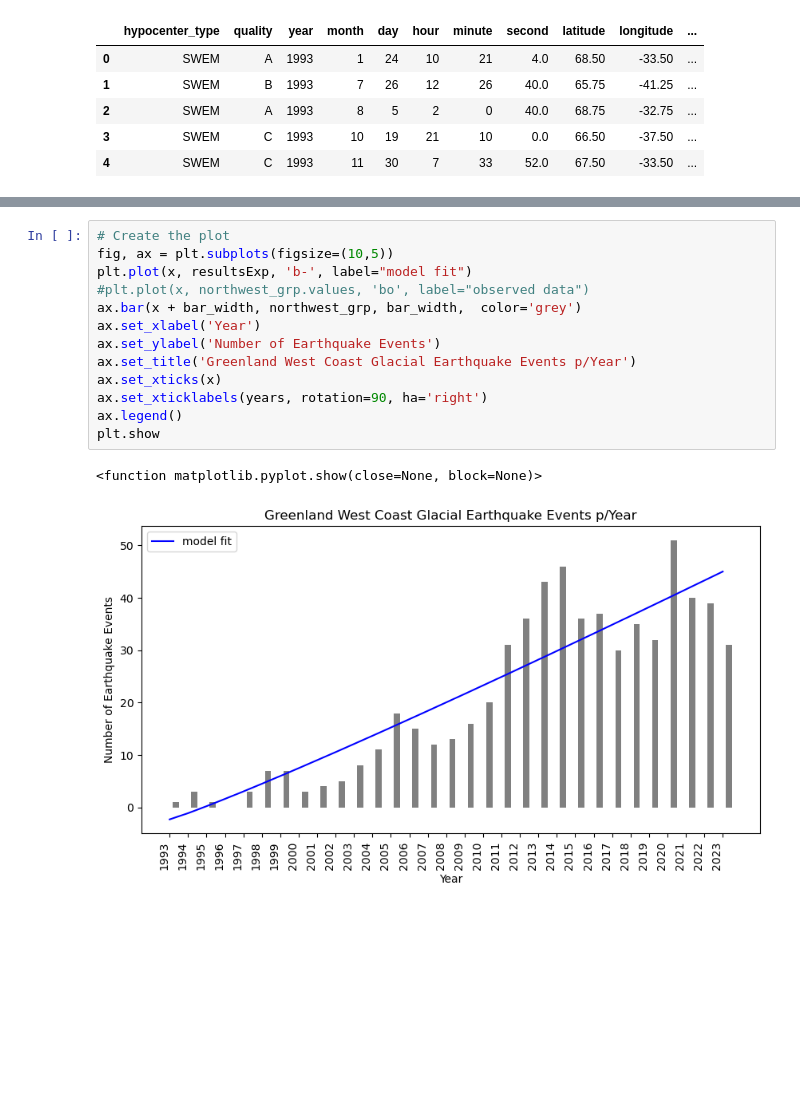
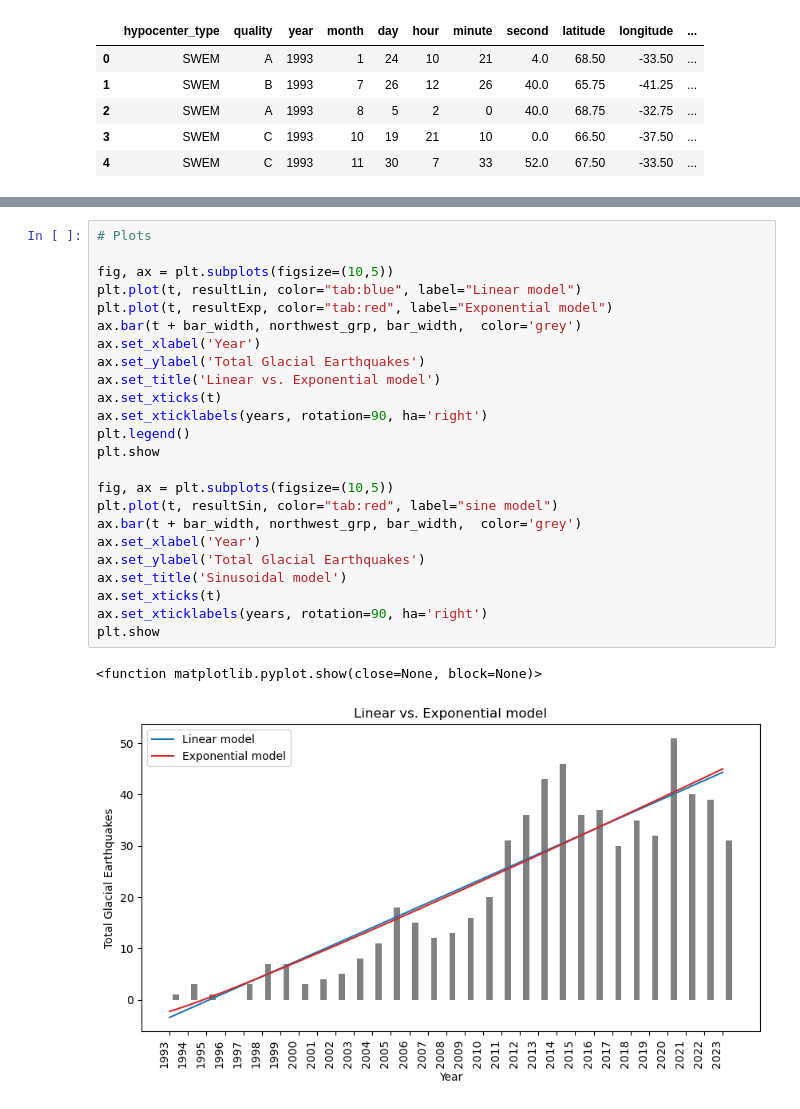
Before and after one commit to dev-harlan/CES_2024_Online, a Jupyter notebook: Final Prj/CES_FinalProj-dHarlan-4.ipynb, the cells around one changed output, grey strips where cells are left out. Drawn from its saved outputs; the diff is of its cells as text; blank space fills up the shorter version.

```diff
--- a/Final Prj/CES_FinalProj-dHarlan-4.ipynb
+++ b/Final Prj/CES_FinalProj-dHarlan-4.ipynb
@@ -92,16 +121,27 @@ resultsExp = expfunc(x, mest_exp[0], mest_exp[1], mest_exp[2])
 # %%
-# Create the plot
+# Plots
+
 fig, ax = plt.subplots(figsize=(10,5))
-plt.plot(x, resultsExp, 'b-', label="model fit")
-#plt.plot(x, northwest_grp.values, 'bo', label="observed data")
-ax.bar(x + bar_width, northwest_grp, bar_width,  color='grey')
+plt.plot(t, resultLin, color="tab:blue", label="Linear model")
+plt.plot(t, resultExp, color="tab:red", label="Exponential model")
+ax.bar(t + bar_width, northwest_grp, bar_width,  color='grey')
 ax.set_xlabel('Year')
-ax.set_ylabel('Number of Earthquake Events')
-ax.set_title('Greenland West Coast Glacial Earthquake Events p/Year')
-ax.set_xticks(x)
+ax.set_ylabel('Total Glacial Earthquakes')
+ax.set_title('Linear vs. Exponential model')
+ax.set_xticks(t)
 ax.set_xticklabels(years, rotation=90, ha='right')
-ax.legend()
+plt.legend()
 plt.show
+
+fig, ax = plt.subplots(figsize=(10,5))
+plt.plot(t, resultSin, color="tab:red", label="sine model")
+ax.bar(t + bar_width, northwest_grp, bar_width,  color='grey')
+ax.set_xlabel('Year')
+ax.set_ylabel('Total Glacial Earthquakes')
+ax.set_title('Sinusoidal model')
+ax.set_xticks(t)
+ax.set_xticklabels(years, rotation=90, ha='right')
+plt.show
 # %% [output]
 <function matplotlib.pyplot.show(close=None, block=None)>
-[figure, old version]
+[figure, new version]
```
Also changed, not shown: parts of 18 cells of this notebook, 1 other file.
